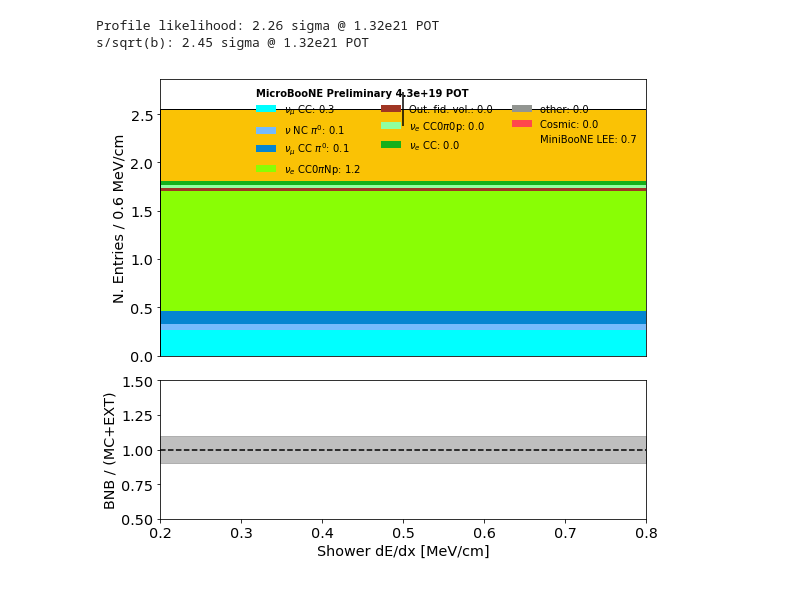
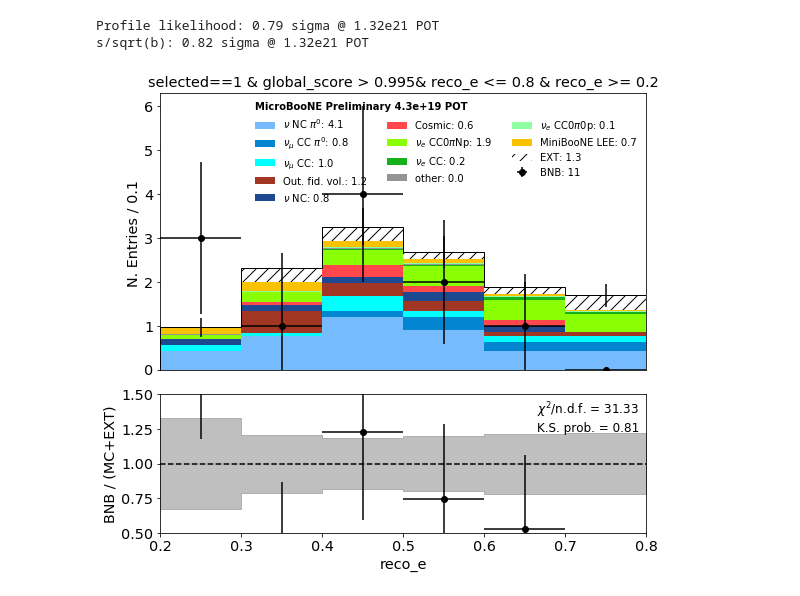
Before and after one commit to ubneutrinos/PELEE, a Jupyter notebook: Plotter.ipynb, the cells around one changed output. Saved outputs shown, nothing was run; the diff lists cells and outputs as text; code cells hidden in the pictures.

```diff
--- a/Plotter.ipynb
+++ b/Plotter.ipynb
@@ -146,46 +147,44 @@ samples = {
 }
 scaling = 1
 weights = {
-    "mc": 0.032858 * 2 * scaling,
-    "nue": 0.000340917 * 2 * scaling,
-    "ext": 0.14718,
-    "dirt": 0.359289 * scaling,
-    "lee": 0.000340917 * 2 * scaling
+    "mc": 0.03507833 * 2 * scaling,
+    "nue": 0.00036576 * 2 * scaling,
+    "ext": 0.16347,
+    "dirt": 0.3266147 * scaling,
+    "lee": 0.00036576 * 2 * scaling
 }
 
 my_plotter = plotter.Plotter(samples, weights)
 # %%
 miniboone_bins = [
     0, 0.200, 0.300, 0.375, 0.475, 0.550, 0.675, 0.800, 0.950, 1.100, 1.300,
     1.500, 3.000
 ]
 
-# print(data.query("run == 5328 & evt == 1515")[["global_score"]].to_string(index=False))6
-score_cut = 0.993
-from IPython.display import Markdown as md
-md(r"$\frac{\sigma}{\sqrt{b}} = %.2f$ " % my_plotter.significance)
+score_cut = 0.995
+
 fig, ax1, ax2 = my_plotter.plot_variable(
-    "nu_e",
-#     "(trk_bkt_E-trk_energy)/(trk_bkt_E)",
-#     "(shr_bkt_E-shr_energy)/(shr_bkt_E)",
-
+    "reco_e",
 #     query="trk_chipr >= 0 & tksh_angle < 0.9 & -tksh_angle < 0.9 & hits_y > 60 & trk_chipr_worst < 80 & trk_chipr_best < 80 & n_showers_contained == 1 & selected==1 & shr_energy/shr_energy_tot > 0.8 & trk_chipr < 80 & shr_distance < 5 & trk_distance < 2.5 & selected==1 & slpdg==12 & (shr_energy_tot+0.02)/0.8 > 0.06 & shr_tkfit_dedx_Y < 3.2 & shr_tkfit_dedx_Y > 0.5",
     query="selected==1 & global_score > %g" % score_cut,
     kind="event_category",
-    title=r"Shower dE/dx [MeV/cm]",
+#     title=r"Shower dE/dx [MeV/cm]",
 #     bins=miniboone_bins,
-    bins=1,
+    bins=6,
     range=(0.2,0.8)
 )
+
 # ax1.axvline(x=0, color="k")
 # print(samples["mc"].query("selected==1 & global_score > %g & reco_e > 0.2 & reco_e < 0.8 & category != 11" % score_cut)[["run","sub","evt","shr_score", "category", "trk_chipr"]])
+
 print("Profile likelihood: %.2f sigma @ 1.32e21 POT" % my_plotter.significance_likelihood)
 print("s/sqrt(b): %.2f sigma @ 1.32e21 POT" % my_plotter.significance)
+
 # ax1.set_ylim(2400,2500)
 # ax1.set_yscale("log")
 # ax1.set_ylim(0,4)
 fig.savefig("plots/spectrum.pdf")
 # %% [output]
-Profile likelihood: 2.26 sigma @ 1.32e21 POT
-s/sqrt(b): 2.45 sigma @ 1.32e21 POT
+Profile likelihood: 0.79 sigma @ 1.32e21 POT
+s/sqrt(b): 0.82 sigma @ 1.32e21 POT
-[figure, old version]
+[figure, new version]
```
Also changed, not shown: parts of 1 cell of this notebook, 5 other files.
